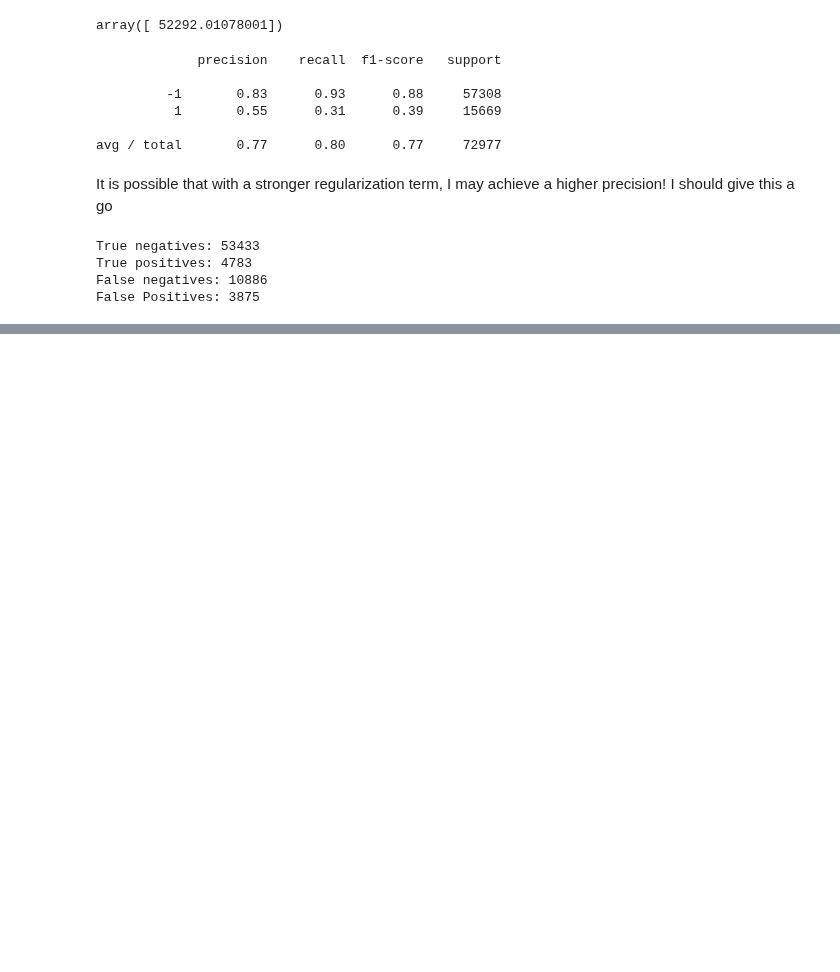
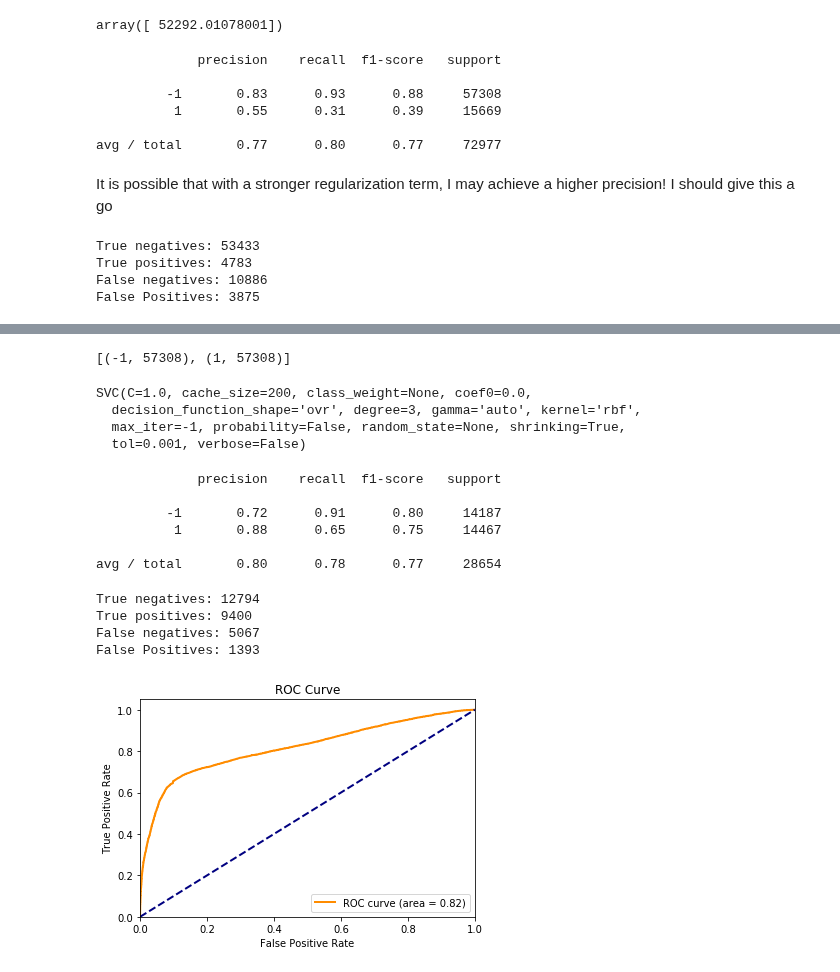
Before and after one commit to collinprather/Big-Data-Ignite-2018, a Jupyter notebook: Support_Vector_Machines/SVM_scratch.ipynb, the cells around one changed output, grey strips where cells are left out. Cells and saved outputs as stored; diff of their text form; code cells hidden in the pictures; blank space fills up the shorter version.

```diff
--- a/Support_Vector_Machines/SVM_scratch.ipynb
+++ b/Support_Vector_Machines/SVM_scratch.ipynb
@@ -115,3 +114,8 @@ np.place(y, y==0, -1)
+# %%
+crash_data = pd.read_csv('Data/Crash_data_prepared.csv')
+X = crash_data.loc[:, X_cols]
+y = crash_data.loc[:, y_cols]
+y = y.replace(0,-1)
 # %%
 X = add_intercept(X)
 
@@ -172,0 +220,59 @@ False Positives: 3875
+# %%
+X_resampled, y_resampled = SMOTE().fit_sample(X, y)
+# %%
+print(sorted(Counter(y_resampled).items()))
+# %% [output]
+[(-1, 57308), (1, 57308)]
+# %%
+X_train, X_test, y_train, y_test = train_test_split(X_resampled, y_resampled, random_state=742)
+# %%
+clf = SVC(kernel='rbf')
+clf.fit(X_train, y_train)
+# %% [output]
+SVC(C=1.0, cache_size=200, class_weight=None, coef0=0.0,
+  decision_function_shape='ovr', degree=3, gamma='auto', kernel='rbf',
+  max_iter=-1, probability=False, random_state=None, shrinking=True,
+  tol=0.001, verbose=False)
+# %%
+y_pred = clf.predict(X_test)
+print(classification_report(y_test, y_pred))
+# %% [output]
+             precision    recall  f1-score   support
+
+         -1       0.72      0.91      0.80     14187
+          1       0.88      0.65      0.75     14467
+
+avg / total       0.80      0.78      0.77     28654
+# %%
+tn, fp, fn, tp = confusion_matrix(y_test, y_pred).ravel()
+print('True negatives:', tn)
+print('True positives:', tp)
+print('False negatives:', fn)
+print('False Positives:', fp)
+# %% [output]
+True negatives: 12794
+True positives: 9400
+False negatives: 5067
+False Positives: 1393
+# %%
+y_score = clf.decision_function(X_test)
+
+# Compute ROC curve and ROC area for each class
+fpr, tpr, thresholds = roc_curve(y_test, y_score)
+roc_auc = auc(fpr, tpr)
+
+# Plotting the ROC curve
+plt.figure()
+lw = 2
+plt.plot(fpr, tpr, color='darkorange',
+         lw=lw, label='ROC curve (area = %0.2f)' % roc_auc)
+plt.plot([0, 1], [0, 1], color='navy', lw=lw, linestyle='--')
+plt.xlim([0.0, 1.0])
+plt.ylim([0.0, 1.05])
+plt.xlabel('False Positive Rate')
+plt.ylabel('True Positive Rate')
+plt.title('ROC Curve')
+plt.legend(loc="lower right")
+plt.show()
+# %% [output]
+[figure, added]
```
Also changed, not shown: parts of 16 cells of this notebook, 12 other files.
